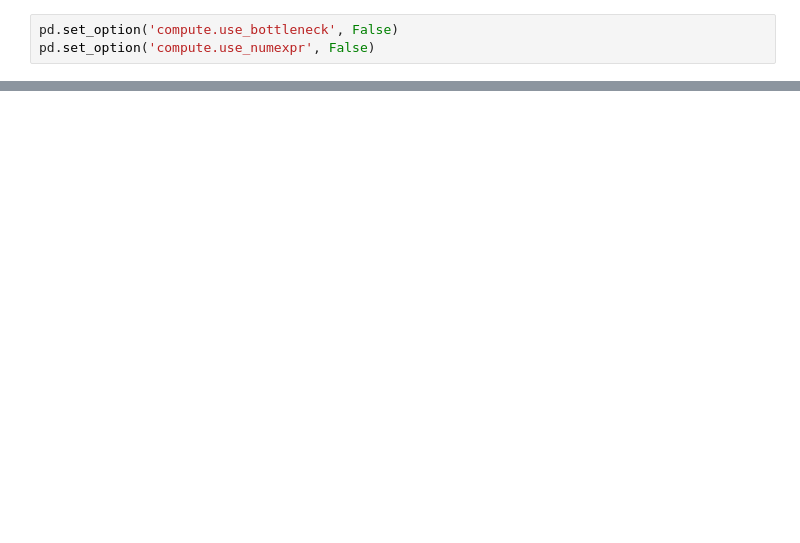
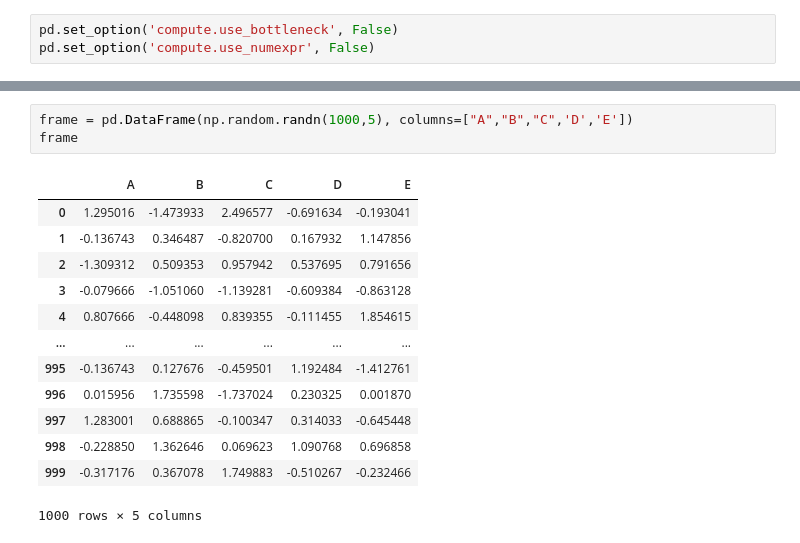
Before and after one commit to nayeem880/cute_pandas, a Jupyter notebook: Essential basic functionality.ipynb, the cells around one changed output, grey strips where cells are left out. Saved outputs shown, nothing was run; the diff lists cells and outputs as text; blank space fills up the shorter version.

```diff
--- a/Essential basic functionality.ipynb
+++ b/Essential basic functionality.ipynb
@@ -168,0 +776,17 @@ Name: two, dtype: float64
+# %%
+frame = pd.DataFrame(np.random.randn(1000,5), columns=["A","B","C",'D','E'])
+frame
+# %% [output]
+|  | A | B | C | D | E |
+| 0 | 1.295016 | -1.473933 | 2.496577 | -0.691634 | -0.193041 |
+| 1 | -0.136743 | 0.346487 | -0.820700 | 0.167932 | 1.147856 |
+| 2 | -1.309312 | 0.509353 | 0.957942 | 0.537695 | 0.791656 |
+| 3 | -0.079666 | -1.051060 | -1.139281 | -0.609384 | -0.863128 |
+| 4 | 0.807666 | -0.448098 | 0.839355 | -0.111455 | 1.854615 |
+| ... | ... | ... | ... | ... | ... |
+| 995 | -0.136743 | 0.127676 | -0.459501 | 1.192484 | -1.412761 |
+| 996 | 0.015956 | 1.735598 | -1.737024 | 0.230325 | 0.001870 |
+| 997 | 1.283001 | 0.688865 | -0.100347 | 0.314033 | -0.645448 |
+| 998 | -0.228850 | 1.362646 | 0.069623 | 1.090768 | 0.696858 |
+| 999 | -0.317176 | 0.367078 | 1.749883 | -0.510267 | -0.232466 |
+1000 rows × 5 columns
```
Also changed, not shown: parts of 131 cells of this notebook, 1 other file.
